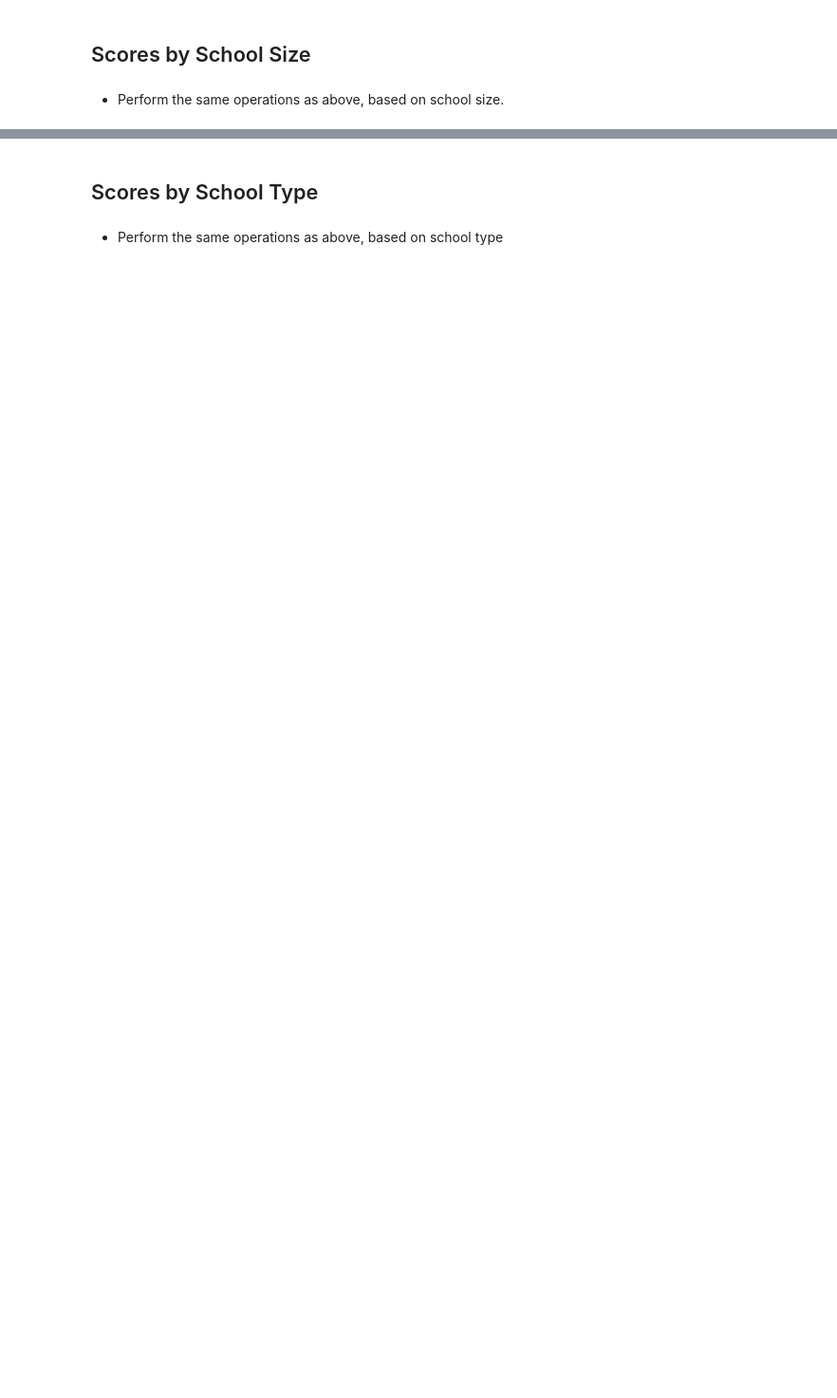
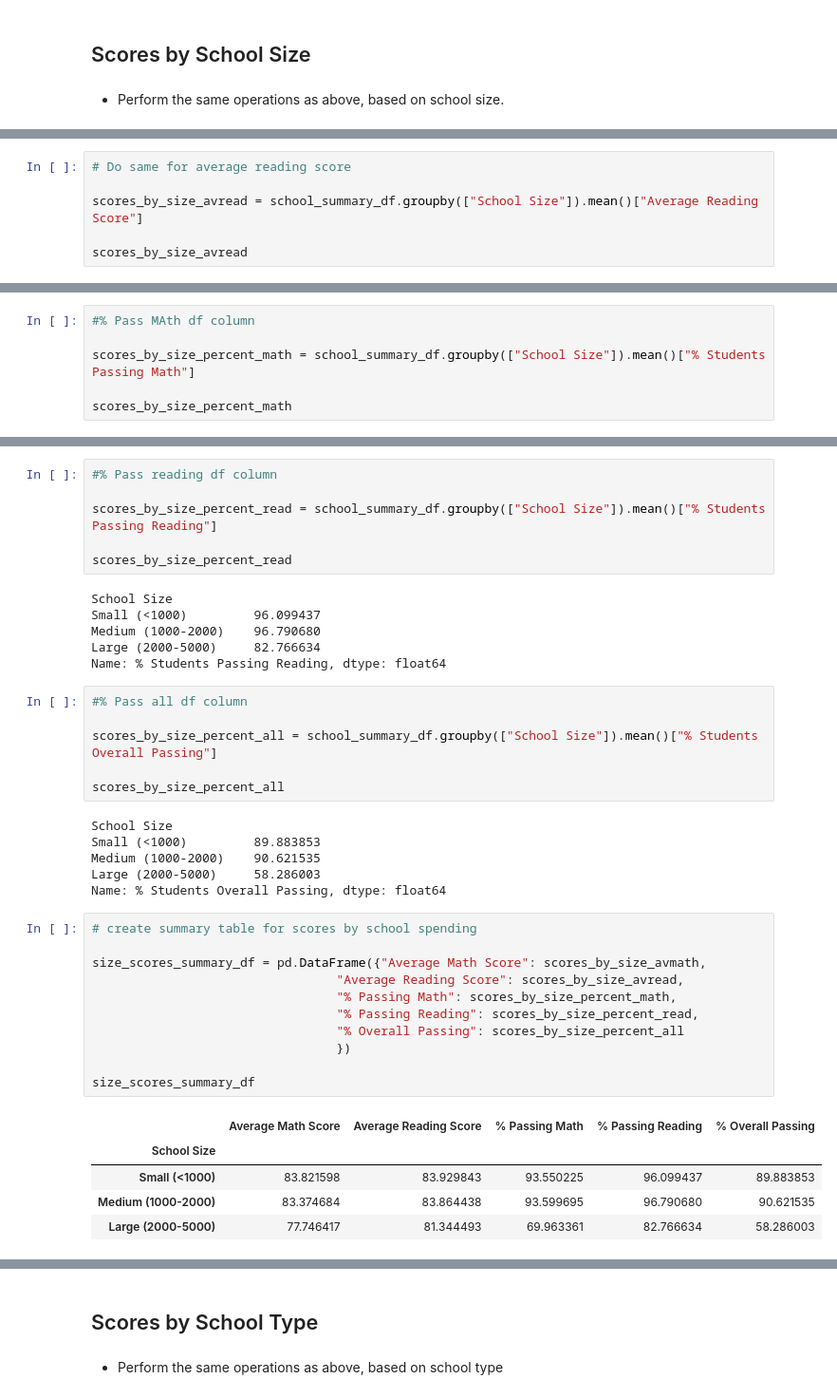
Before and after one commit to 3065923/Pandas-Challenge-Jake, a Jupyter notebook: PyCitySchools/Jake_PyCitySchools.ipynb, the cells around one changed output, grey strips where cells are left out. Shown at 95% size. Drawn from its saved outputs; the diff is of its cells as text; blank space fills up the shorter version.

```diff
--- a/PyCitySchools/Jake_PyCitySchools.ipynb
+++ b/PyCitySchools/Jake_PyCitySchools.ipynb
@@ -1337,0 +1399,6 @@ spending_scores_summary_df
+# %%
+# Do same for average reading score
+
+scores_by_size_avread = school_summary_df.groupby(["School Size"]).mean()["Average Reading Score"]
+
+scores_by_size_avread
@@ -1337,0 +1411,6 @@ spending_scores_summary_df
+# %%
+#% Pass MAth df column
+
+scores_by_size_percent_math = school_summary_df.groupby(["School Size"]).mean()["% Students Passing Math"]
+
+scores_by_size_percent_math
@@ -1337,0 +1423,41 @@ spending_scores_summary_df
+# %%
+#% Pass reading df column
+
+scores_by_size_percent_read = school_summary_df.groupby(["School Size"]).mean()["% Students Passing Reading"]
+
+scores_by_size_percent_read
+# %% [output]
+School Size
+Small (<1000)         96.099437
+Medium (1000-2000)    96.790680
+Large (2000-5000)     82.766634
+Name: % Students Passing Reading, dtype: float64
+# %%
+#% Pass all df column
+
+scores_by_size_percent_all = school_summary_df.groupby(["School Size"]).mean()["% Students Overall Passing"]
+
+scores_by_size_percent_all
+# %% [output]
+School Size
+Small (<1000)         89.883853
+Medium (1000-2000)    90.621535
+Large (2000-5000)     58.286003
+Name: % Students Overall Passing, dtype: float64
+# %%
+# create summary table for scores by school spending
+
+size_scores_summary_df = pd.DataFrame({"Average Math Score": scores_by_size_avmath,
+                                 "Average Reading Score": scores_by_size_avread,
+                                 "% Passing Math": scores_by_size_percent_math,
+                                 "% Passing Reading": scores_by_size_percent_read,
+                                 "% Overall Passing": scores_by_size_percent_all
+                                 })
+
+size_scores_summary_df
+# %% [output]
+|  | Average Math Score | Average Reading Score | % Passing Math | % Passing Reading | % Overall Passing |
+| School Size |  |  |  |  |  |
+| Small (<1000) | 83.821598 | 83.929843 | 93.550225 | 96.099437 | 89.883853 |
+| Medium (1000-2000) | 83.374684 | 83.864438 | 93.599695 | 96.790680 | 90.621535 |
+| Large (2000-5000) | 77.746417 | 81.344493 | 69.963361 | 82.766634 | 58.286003 |
```
Also changed, not shown: parts of 19 cells of this notebook.
